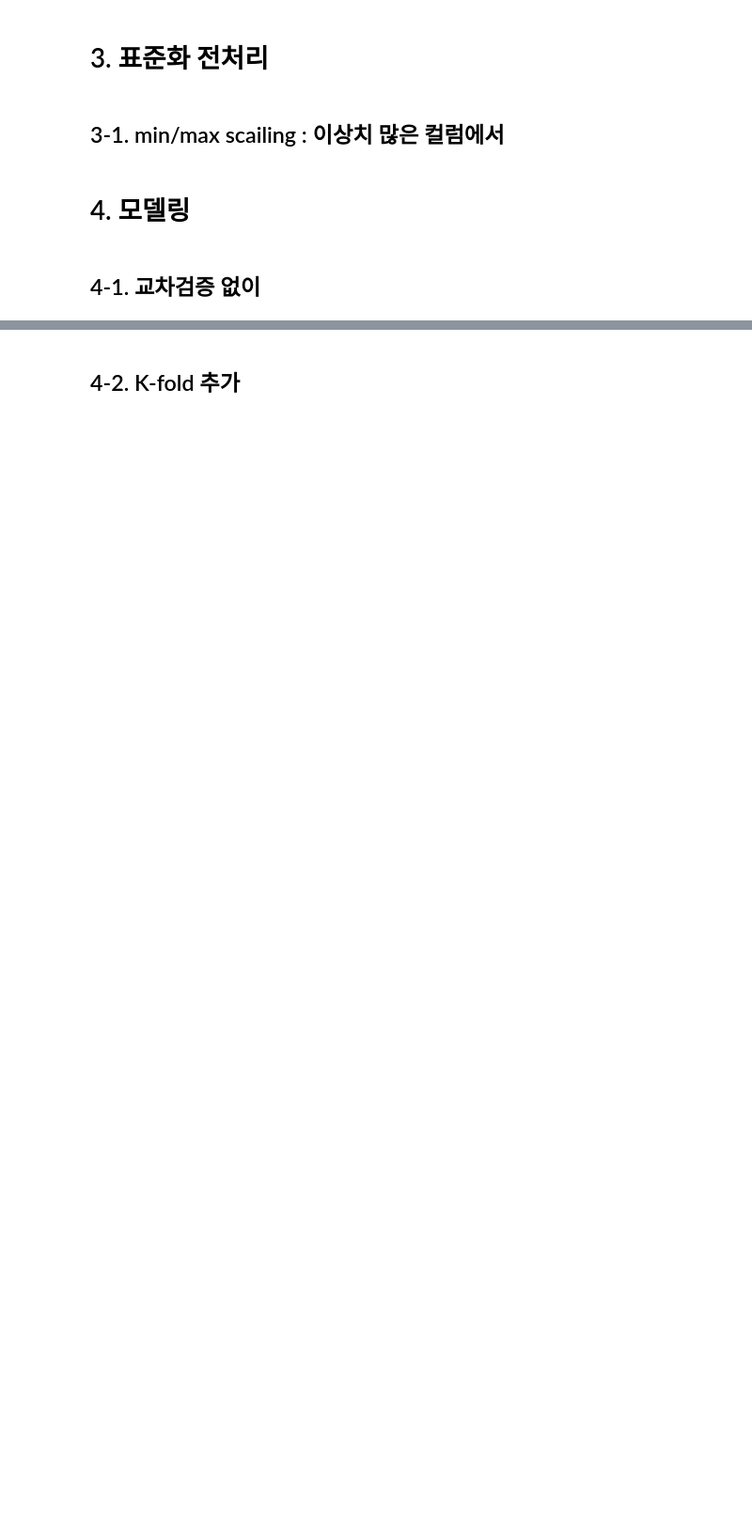
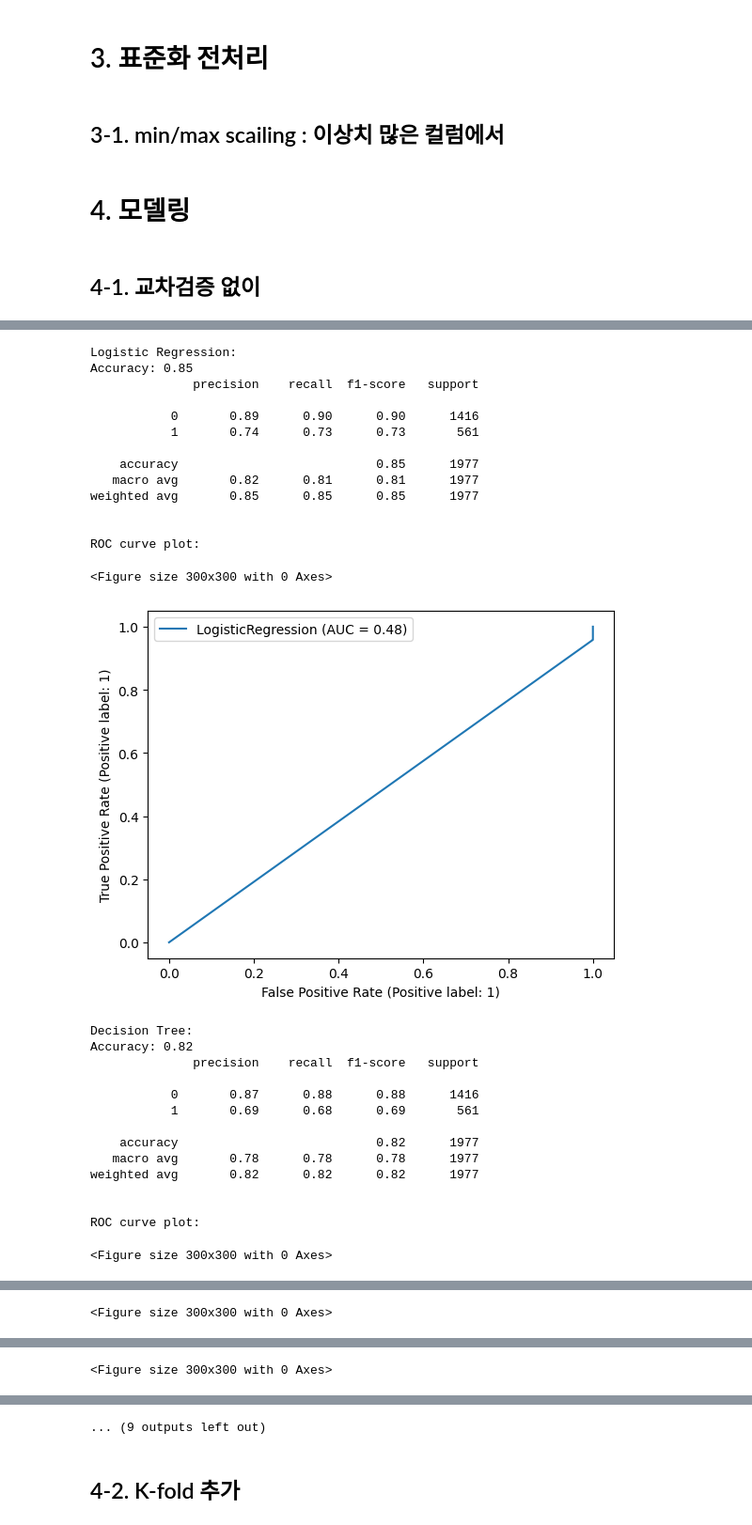
Before and after one commit to minkimNV/SmallProjects, a Jupyter notebook: PredictChurn/Modeling.ipynb, the cells around one changed output, grey strips where cells are left out. Shown at 94% size. Drawn from its saved outputs; the diff is of its cells as text; code cells hidden in the pictures; blank space fills up the shorter version.

```diff
--- a/PredictChurn/Modeling.ipynb
+++ b/PredictChurn/Modeling.ipynb
@@ -164,0 +130,53 @@ weighted avg       0.87      0.87      0.87      1977
+# %%
+# roc plot
+
+for model_name, model in models.items():
+    model.fit(X_train, y_train)
+    y_pred = model.predict(X_test)
+    accuracy = accuracy_score(y_test, y_pred)
+    accuracy = round(accuracy.mean(), 2)
+
+    print(f'{model_name}:')
+    print(f'Accuracy: {accuracy}')
+    print(classification_report(y_test, y_pred))
+    print()
+    print("ROC curve plot:")
+    fig = plt.figure(figsize=(3,3))
+    fig.set_facecolor('white')
+    RocCurveDisplay.from_estimator(model, X, y)
+    # ax.plot([0, 1], [0, 1], color='red', label='Random Model')
+    plt.legend()
+    plt.show()
+    print()
+# Voting
+# Stacking
+# %% [output]
+Logistic Regression:
+Accuracy: 0.85
+              precision    recall  f1-score   support
+
+           0       0.89      0.90      0.90      1416
+           1       0.74      0.73      0.73       561
+
+    accuracy                           0.85      1977
+   macro avg       0.82      0.81      0.81      1977
+weighted avg       0.85      0.85      0.85      1977
+
+
+ROC curve plot:
+<Figure size 300x300 with 0 Axes>
+[figure, added]
+Decision Tree:
+Accuracy: 0.82
+              precision    recall  f1-score   support
+
+           0       0.87      0.88      0.88      1416
+           1       0.69      0.68      0.69       561
+
+    accuracy                           0.82      1977
+   macro avg       0.78      0.78      0.78      1977
+weighted avg       0.82      0.82      0.82      1977
+
+
+ROC curve plot:
+<Figure size 300x300 with 0 Axes>
@@ -164,0 +197 @@ weighted avg       0.87      0.87      0.87      1977
+<Figure size 300x300 with 0 Axes>
@@ -164,0 +212 @@ weighted avg       0.87      0.87      0.87      1977
+<Figure size 300x300 with 0 Axes>
@@ -165,3 +214,4 @@ weighted avg       0.87      0.87      0.87      1977
+... (9 outputs left out)
 # %% [markdown]
 ## 4-2. K-fold 추가
 # %%
```
Also changed, not shown: parts of 56 cells of this notebook.
